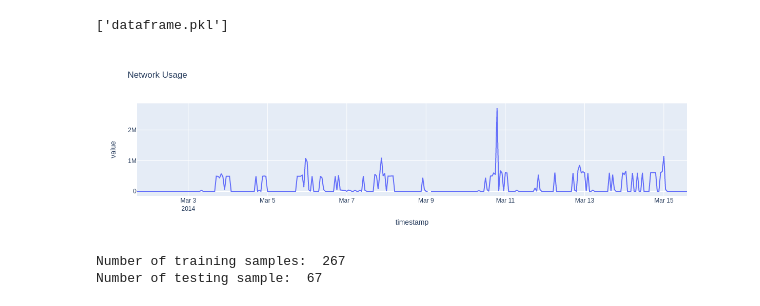
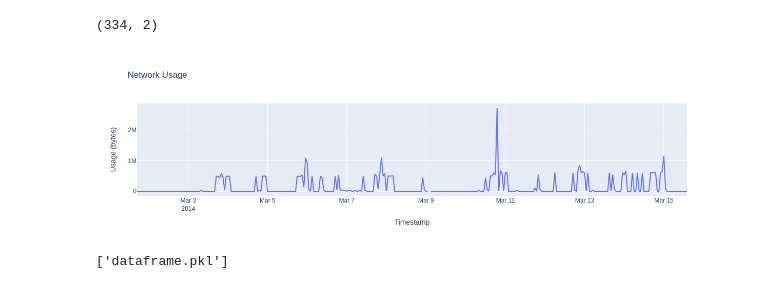
Before and after one commit to rh-aiservices-bu/anomaly-detection, a Jupyter notebook: 02-explore-data.ipynb, the cells around one changed output. Cells and saved outputs as stored; diff of their text form; code cells hidden in the pictures.

Commit message:
Update code for explore data and train model

```diff
--- a/02-explore-data.ipynb
+++ b/02-explore-data.ipynb
@@ -20,23 +20,20 @@ df.shape
 df['timestamp'] = pd.to_datetime(df['timestamp'])
 df = df.set_index('timestamp').resample('H').mean().reset_index()
 df.shape
-joblib.dump(df,'dataframe.pkl')
 # %% [output]
-['dataframe.pkl']
+(334, 2)
 # %%
 #express to plot entire data
-fig = px.line(df.reset_index(), x='timestamp', y='value', title='Network Usage')
+fig = px.line(df.reset_index(), x='timestamp', y='value', labels={
+                     "timestamp": "Timestamp",
+                     "value": "Usage (bytes)"
+                 },
+                title='Network Usage')
 fig.show()
 # %% [output]
-[figure, old version]
+[figure, new version]
 # %%
-from fbprophet import Prophet
-taxi_df = df.reset_index()[['timestamp', 'value']].rename({'timestamp':'ds', 'value':'y'}, axis='columns')
+df = df.reset_index()[['timestamp', 'value']].rename({'timestamp': 'ds', 'value': 'y'}, axis = 'columns')
+joblib.dump(df,'dataframe.pkl')
+# %% [output]
+['dataframe.pkl']
-# %%
-#train test split
-train, test = train_test_split(taxi_df, test_size=0.2, shuffle=False)
-print("Number of training samples: ",len(train))
-print("Number of testing sample: ",len(test))
-# %% [output]
-Number of training samples:  267
-Number of testing sample:  67
```
Also changed, not shown: parts of 8 cells of this notebook, 6 other files.
